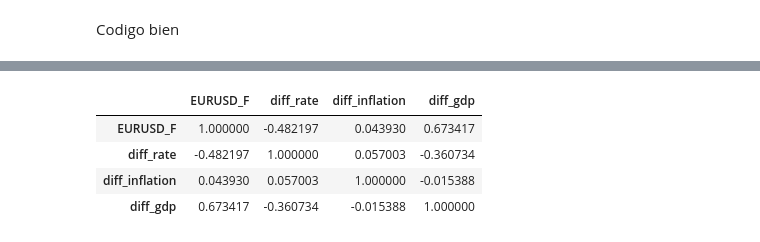
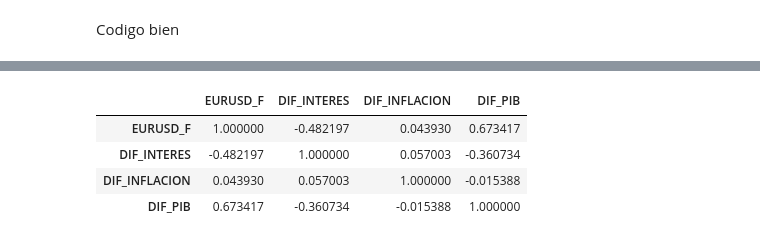
Before and after one commit to jimeisa1103-droid/Proyecto_Aula_2, a Jupyter notebook: Proyecto-aula-complementaria/main.ipynb, the cells around one changed output, grey strips where cells are left out. Saved outputs shown, nothing was run; the diff lists cells and outputs as text; code cells hidden in the pictures.

```diff
--- a/Proyecto-aula-complementaria/main.ipynb
+++ b/Proyecto-aula-complementaria/main.ipynb
@@ -196,8 +225,8 @@ df.head()
 # %%
-df[['EURUSD_F','diff_rate','diff_inflation','diff_gdp']].corr()
+df[['EURUSD_F','DIF_INTERES','DIF_INFLACION','DIF_PIB']].corr()
 # %% [output]
-|  | EURUSD_F | diff_rate | diff_inflation | diff_gdp |
+|  | EURUSD_F | DIF_INTERES | DIF_INFLACION | DIF_PIB |
 | EURUSD_F | 1.000000 | -0.482197 | 0.043930 | 0.673417 |
-| diff_rate | -0.482197 | 1.000000 | 0.057003 | -0.360734 |
-| diff_inflation | 0.043930 | 0.057003 | 1.000000 | -0.015388 |
-| diff_gdp | 0.673417 | -0.360734 | -0.015388 | 1.000000 |
+| DIF_INTERES | -0.482197 | 1.000000 | 0.057003 | -0.360734 |
+| DIF_INFLACION | 0.043930 | 0.057003 | 1.000000 | -0.015388 |
+| DIF_PIB | 0.673417 | -0.360734 | -0.015388 | 1.000000 |
```
Also changed, not shown: parts of 6 cells of this notebook, 1 other file.
